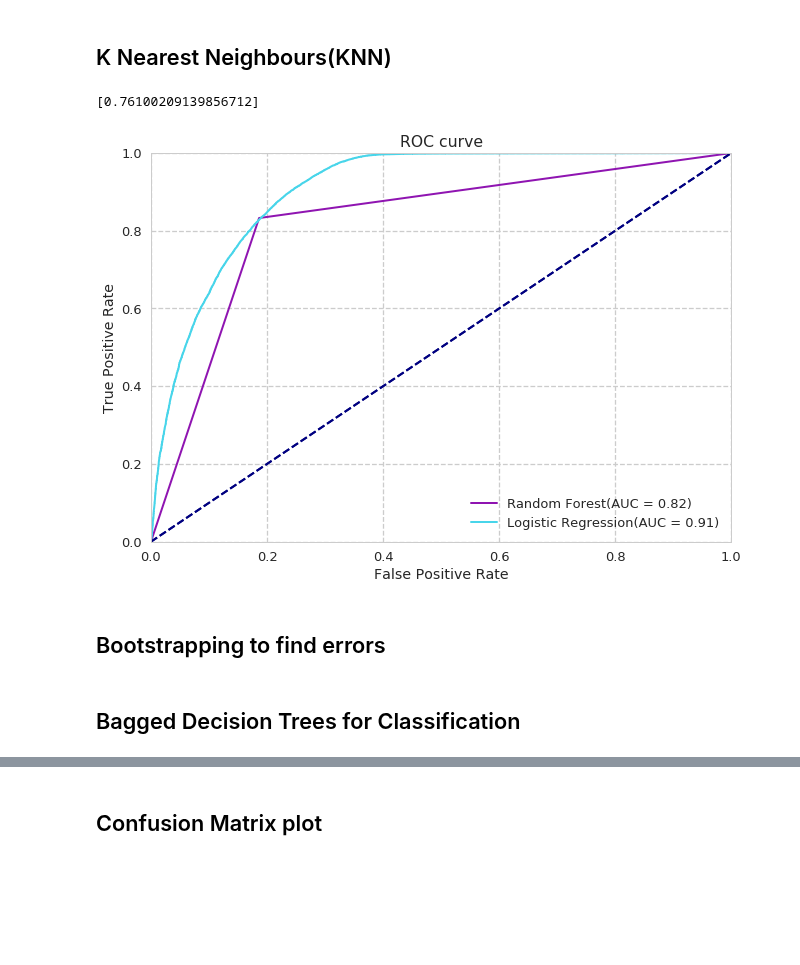
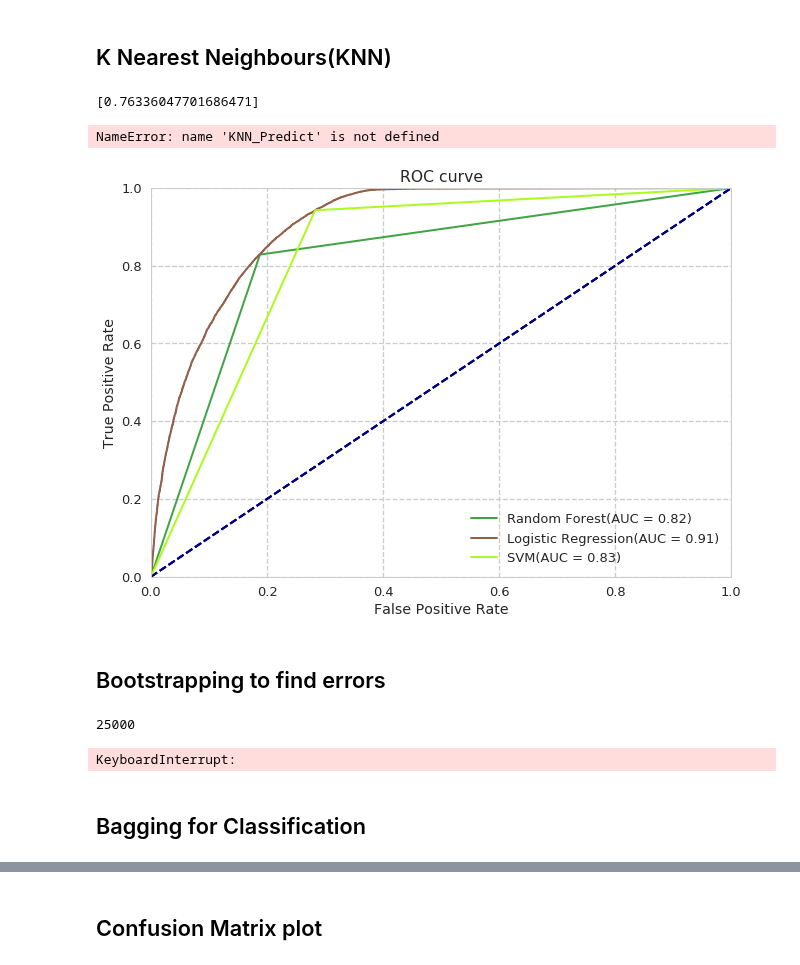
Before and after one commit to harishpuvvada/LoanDefault-Prediction, a Jupyter notebook: Loan_Default_Prediction.ipynb, the cells around one changed output, grey strips where cells are left out. Saved outputs shown, nothing was run; the diff lists cells and outputs as text; code cells hidden in the pictures; blank space fills up the shorter version.

Commit message:
Classification report and Boosting

```diff
--- a/Loan_Default_Prediction.ipynb
+++ b/Loan_Default_Prediction.ipynb
@@ -275,15 +276,16 @@ def knnfunc(k1,k2):
 # %%
 KNN_Acc = knnfunc(30,31)
 print(KNN_Acc)
 #print(KNN_Predict.index(max(KNN_Acc)))
 plotAUC(y_test,rfPredict, 'Random Forest')
 plotAUC(y_test,LR_Predict,'Logistic Regression')
 plotAUC(y_test,predictions_svm, 'SVM')
-#plotAUC(y_test,KNN_Predict,'K Nearest Neighbors')
+plotAUC(y_test,KNN_Predict,'K Nearest Neighbors')
 plt.show()
 # %% [output]
-[0.76100209139856712]
+[0.76336047701686471]
+NameError: name 'KNN_Predict' is not defined
-[figure, old version]
+[figure, new version]
 # %% [markdown]
 ## Bootstrapping to find errors
 # %%
@@ -305,8 +307,7 @@ def modBootstrapper(train, test, nruns, sampsize, lr, c):
 
     return [np.mean(aucs_boot), np.sqrt(np.var(aucs_boot))] #mean, standard error = square root of variance
 
-#SampleSizes = [25, 50, 75, 100, 125, 136]*1000
-SampleSizes = [25]*1000
+SampleSizes = [25000, 50000, 75000] #various samples of dataset , 100000, 125000, 136000
 
 LR_means = []
 Lr_stderr = []
@@ -314,6 +315,7 @@ svm_means = []
 svm_stderr = []
 for n in SampleSizes:
     mean, err = modBootstrapper(bs_train, bs_test, 20, n, 1, 0.1)# collecting means and stderrs for LR model
+    print(n)
     LR_means.append(mean)
     Lr_stderr.append(err)
     mean2, err2 = modBootstrapper(bs_train, bs_test, 20, n, 0, 0.1)# collecting means and stderrs for SVM model
@@ -331,8 +333,11 @@ plt.plot(np.log2(SampleSizes), svm_means - np.array(svm_stderr), 'g--', label =
 plt.legend(loc = 'lower right')
 plt.xlabel('Log2(Sample Sizes)')
 plt.ylabel('roc_auc_score')
+# %% [output]
+25000
+KeyboardInterrupt:
 # %% [markdown]
-## Bagged Decision Trees for Classification
+## Bagging for Classification
 # %%
 from sklearn import model_selection
 from sklearn.ensemble import BaggingClassifier
```
Also changed, not shown: parts of 14 cells of this notebook.
